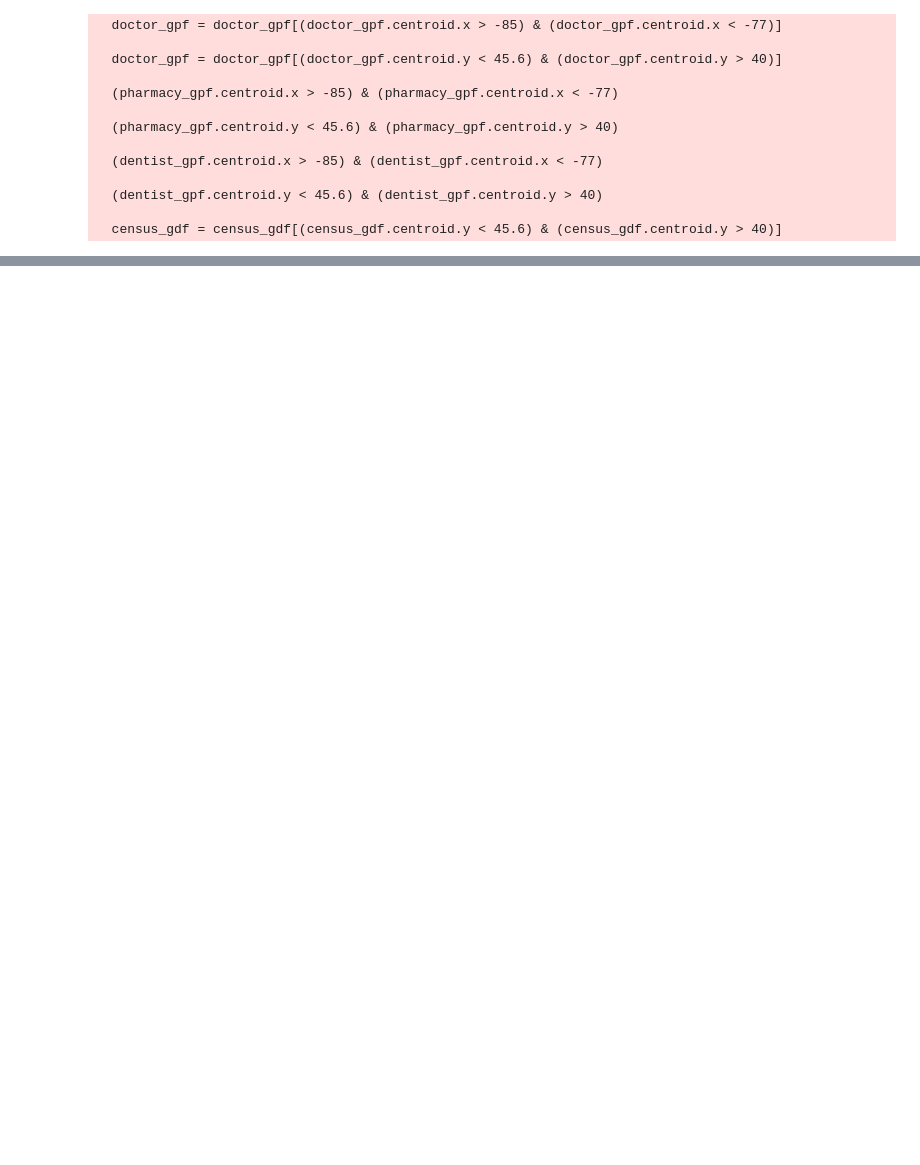
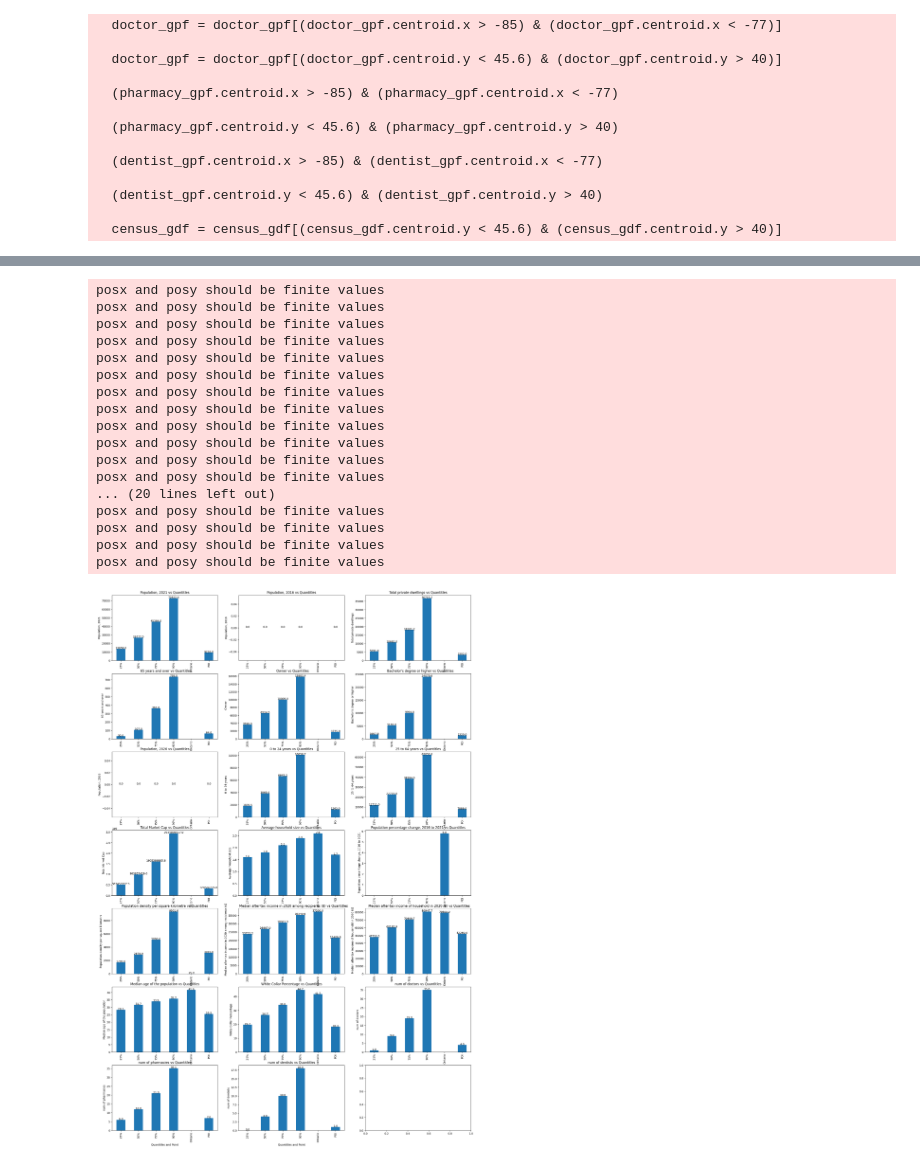
Before and after one commit to xeonmobius/pharmacy-market-analysis, a Jupyter notebook: automated_stats.ipynb, the cells around one changed output, grey strips where cells are left out. Drawn from its saved outputs; the diff is of its cells as text; code cells hidden in the pictures; blank space fills up the shorter version.

Commit message:
feat: made the automated stats more efficient and refactored the code

```diff
--- a/automated_stats.ipynb
+++ b/automated_stats.ipynb
@@ -246,6 +246,27 @@ def show_folium_map(
     m = point_geo.explore(m=m, color="yellow", name="Point")
 
     return m
+
+
+def make_plots(combined_df, summary_stats_within_radius):
+    _, axs = plt.subplots(7,3,figsize=(24,36))
+    flat_axs = axs.flatten()
+    for idx, col in enumerate(sum_col + mean_col + ['num of doctors', 'num of pharmacies', 'num of dentists']):
+        combined_df[col].plot(kind="bar", ax=flat_axs[idx])
+        x_labels = ['25%', '50%', '75%', '90%', 'Ontario', 'POI']
+        flat_axs[idx].title.set_text(f"{col} vs Quantitles")
+        flat_axs[idx].set_xticklabels(x_labels)
+        flat_axs[idx].set_xlabel("Quantitles and Point")
+        flat_axs[idx].set_ylabel(col)
+
+        for i, v in enumerate(combined_df[col]):
+            flat_axs[idx].text(i, v, str(round(v,1)), ha='center')
+
+
+    summary_stats_within_radius[race_col].T.plot.bar()
+
+    plt.tight_layout()
+    plt.show()
 # %%
 # Preallocate memory for the stats_within_radius DataFrame
 stats_within_radius = pd.DataFrame(
@@ -454,0 +420,23 @@ posx and posy should be finite values
+# %%
+quantitle_stats = pd.read_csv("quantitle_stats.csv")
+combined_df = pd.concat([quantitle_stats, ontario_stats[mean_col], summary_stats_within_radius], axis=0, ignore_index=True)
+make_plots(combined_df, summary_stats_within_radius)
+# %% [output]
+posx and posy should be finite values
+posx and posy should be finite values
+posx and posy should be finite values
+posx and posy should be finite values
+posx and posy should be finite values
+posx and posy should be finite values
+posx and posy should be finite values
+posx and posy should be finite values
+posx and posy should be finite values
+posx and posy should be finite values
+posx and posy should be finite values
+posx and posy should be finite values
+... (20 lines left out)
+posx and posy should be finite values
+posx and posy should be finite values
+posx and posy should be finite values
+posx and posy should be finite values
+[figure, added]
```
Also changed, not shown: parts of 6 cells of this notebook, 1 other file.
